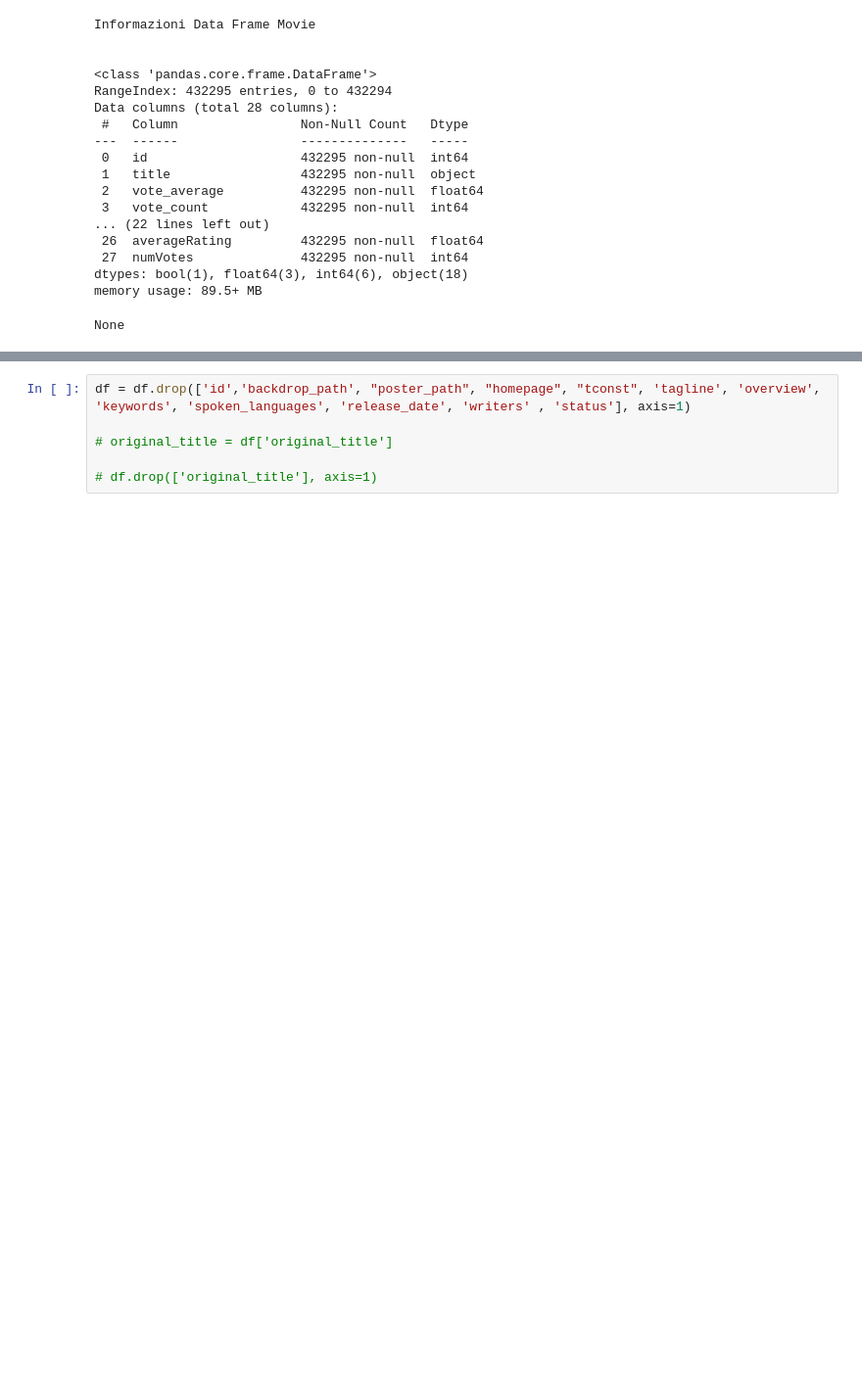
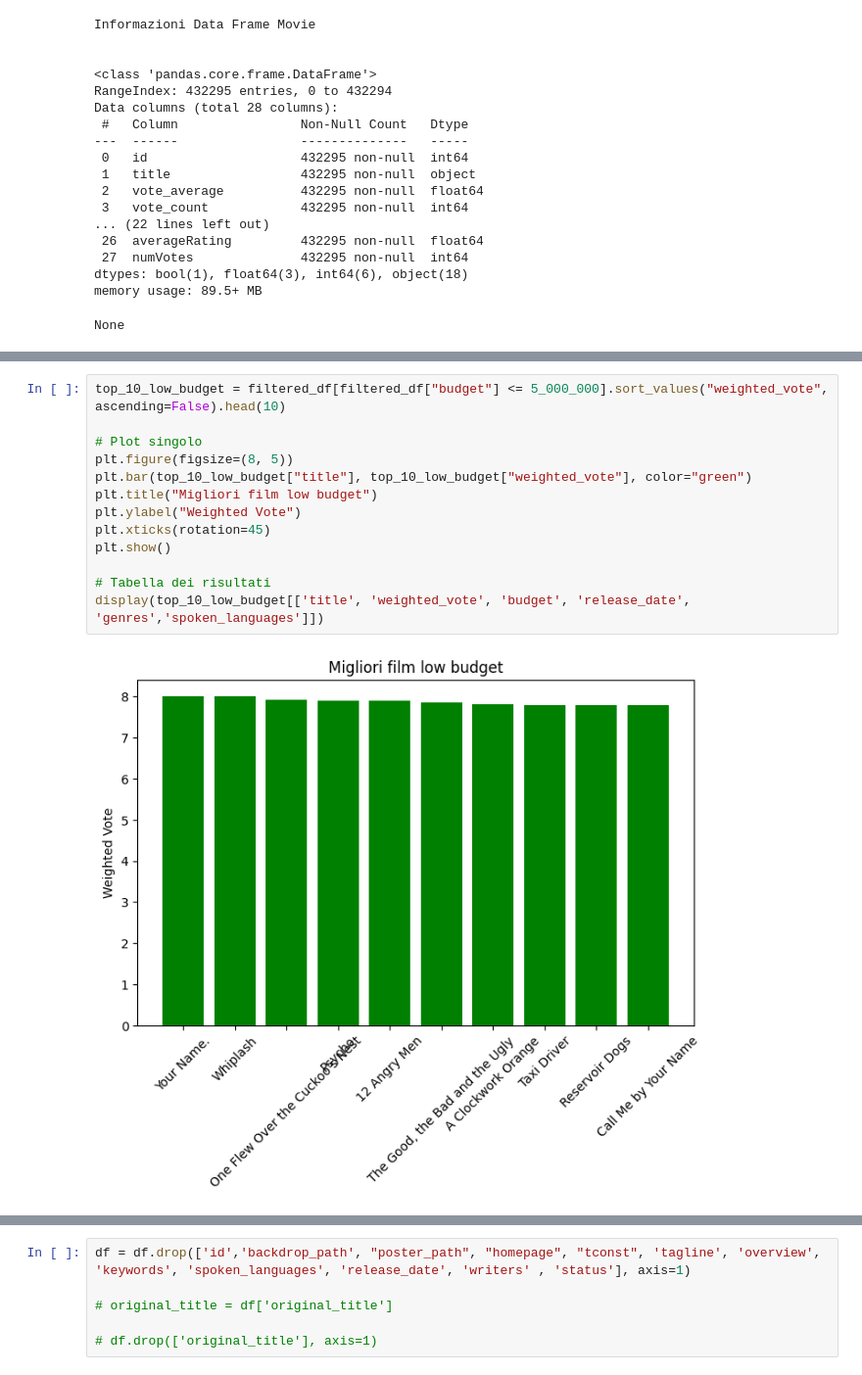
Before and after one commit to pierca9494/Jupyter-Pandas, a Jupyter notebook: EsercizioGruppo2/Analisi2.ipynb, the cells around one changed output, grey strips where cells are left out. Shown at 98% size. Drawn from its saved outputs; the diff is of its cells as text; blank space fills up the shorter version.

```diff
--- a/EsercizioGruppo2/Analisi2.ipynb
+++ b/EsercizioGruppo2/Analisi2.ipynb
@@ -59,0 +68,15 @@ Name: tconst, Length: 432295, dtype: object
+# %%
+top_10_low_budget = filtered_df[filtered_df["budget"] <= 5_000_000].sort_values("weighted_vote", ascending=False).head(10)
+
+# Plot singolo
+plt.figure(figsize=(8, 5))
+plt.bar(top_10_low_budget["title"], top_10_low_budget["weighted_vote"], color="green")
+plt.title("Migliori film low budget")
+plt.ylabel("Weighted Vote")
+plt.xticks(rotation=45)
+plt.show()
+
+# Tabella dei risultati
+display(top_10_low_budget[['title', 'weighted_vote', 'budget', 'release_date', 'genres','spoken_languages']])
+# %% [output]
+[figure, added]
```
Also changed, not shown: parts of 21 cells of this notebook.
